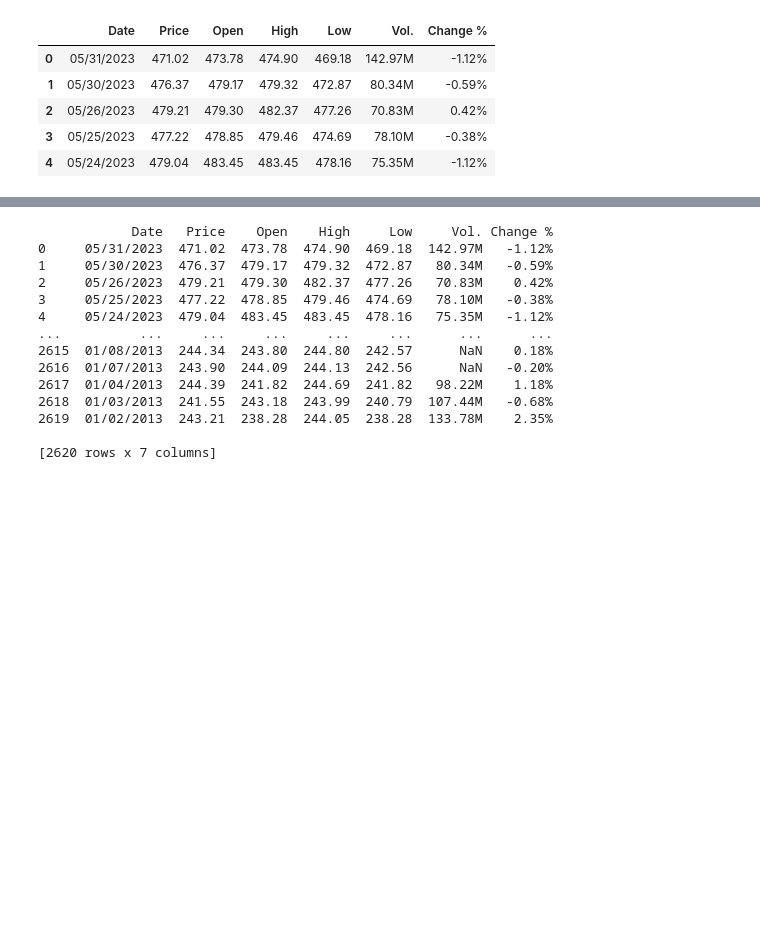
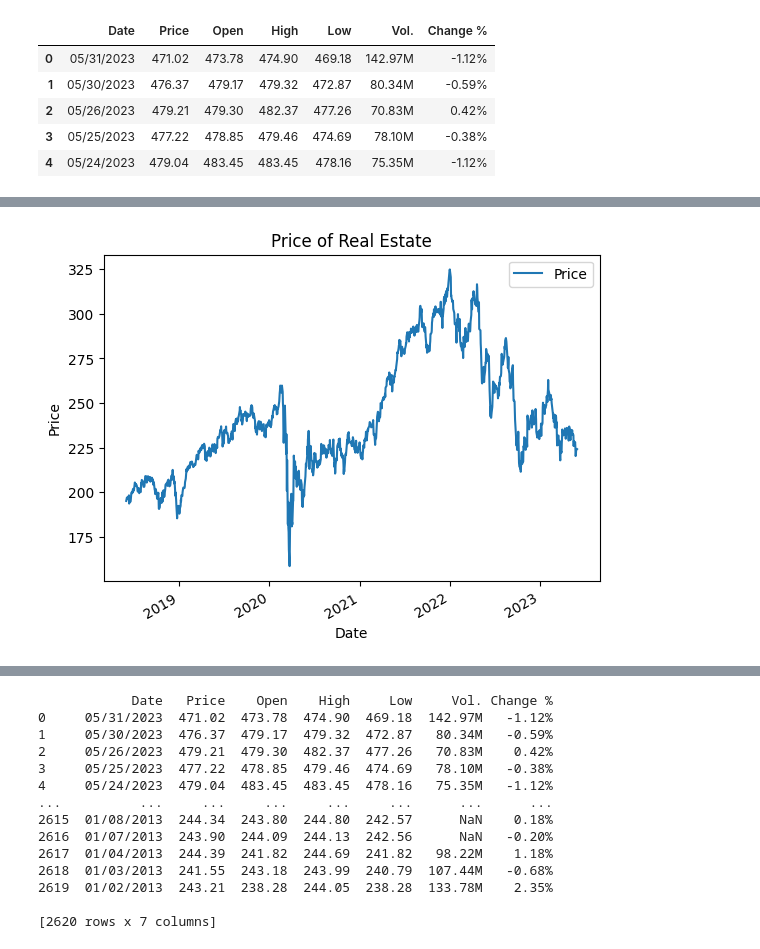
Before and after one commit to ChrisVerg/SmartInvest, a Jupyter notebook: Notebooks/Israel_FinalProjectTestSpace_IG.ipynb, the cells around one changed output, grey strips where cells are left out. Cells and saved outputs as stored; diff of their text form; code cells hidden in the pictures; blank space fills up the shorter version.

```diff
--- a/Notebooks/Israel_FinalProjectTestSpace_IG.ipynb
+++ b/Notebooks/Israel_FinalProjectTestSpace_IG.ipynb
@@ -125,0 +154,2 @@ sp_materials1['Date'] = pd.to_datetime(sp_materials1['Date'], format='%m/%d/%Y')
+# %%
+sp_real_estate_f = sp_real_estate_f[(sp_real_estate_f['Date'] >= start_date) & (sp_real_estate_f['Date'] <= end_date)]
@@ -125,0 +172,2 @@ sp_materials1['Date'] = pd.to_datetime(sp_materials1['Date'], format='%m/%d/%Y')
+# %%
+sp_real_estate_f['year_month'] = sp_real_estate_f['Date'].dt.strftime('%Y-%m')
@@ -138,0 +193,11 @@ plt.show()
+# %%
+sp_real_estate_f_with_index = sp_real_estate_f.set_index('Date')
+# %%
+sp_real_estate_f_with_index['Price'].plot()
+plt.xlabel('Date')
+plt.ylabel('Price')
+plt.title('Price of Real Estate')
+plt.legend()
+plt.show()
+# %% [output]
+[figure, added]
```
Also changed, not shown: parts of 23 cells of this notebook, 2 other files.
